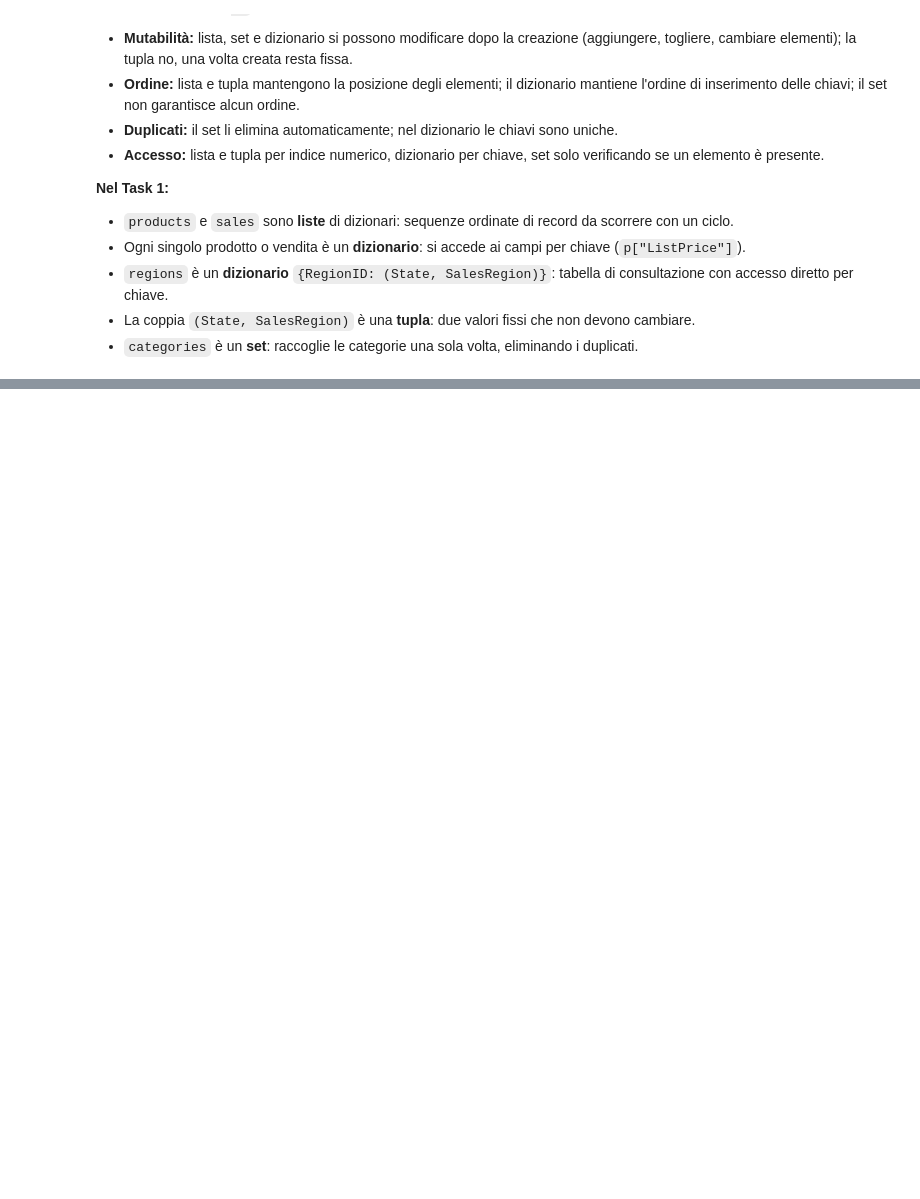
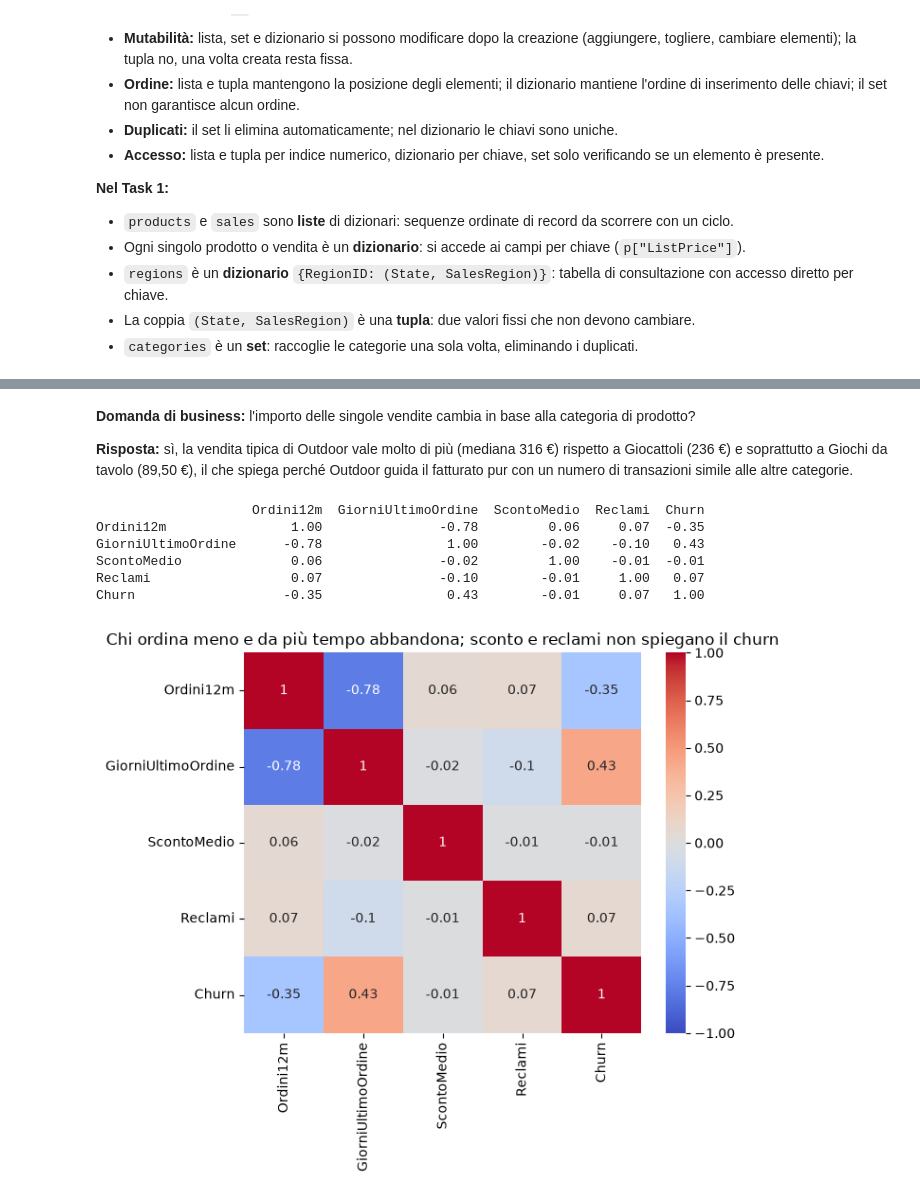
Before and after one commit to gfercioni/Giovanni_Fercioni_esercitazione_finale_M4, a Jupyter notebook: main.ipynb, the cells around one changed output, grey strips where cells are left out. Drawn from its saved outputs; the diff is of its cells as text; code cells hidden in the pictures; blank space fills up the shorter version.

```diff
--- a/main.ipynb
+++ b/main.ipynb
@@ -220,0 +1100,32 @@ Fatturato cumulato: 10164.8
+# %% [markdown]
+**Domanda di business:** l'importo delle singole vendite cambia in base alla categoria di prodotto?
+
+
+**Risposta:** sì, la vendita tipica di Outdoor vale molto di più (mediana 316 €) rispetto a Giocattoli (236 €) e soprattutto a Giochi da tavolo (89,50 €), il che spiega perché Outdoor guida il fatturato pur con un numero di transazioni simile alle altre categorie.
+# %%
+# Es 4 punto 2b
+
+# variabili numeriche, esclusi gli identificativi
+reseller_vars = ["Ordini12m", "GiorniUltimoOrdine", "ScontoMedio", "Reclami", "Churn"]
+corr = resellers_df[reseller_vars].corr().round(2)
+print(corr)
+
+# variabile più correlata con il churn (in valore assoluto)
+churn_corr = corr["Churn"].drop("Churn")
+top_var = churn_corr.abs().idxmax()
+
+fig, ax = plt.subplots(figsize=(7, 6))
+sns.heatmap(corr, annot=True, cmap="coolwarm", vmin=-1, vmax=1, ax=ax)
+
+ax.set_title("Chi ordina meno e da più tempo abbandona; sconto e reclami non spiegano il churn")
+
+plt.tight_layout()
+plt.show()
+# %% [output]
+                    Ordini12m  GiorniUltimoOrdine  ScontoMedio  Reclami  Churn
+Ordini12m                1.00               -0.78         0.06     0.07  -0.35
+GiorniUltimoOrdine      -0.78                1.00        -0.02    -0.10   0.43
+ScontoMedio              0.06               -0.02         1.00    -0.01  -0.01
+Reclami                  0.07               -0.10        -0.01     1.00   0.07
+Churn                   -0.35                0.43        -0.01     0.07   1.00
+[figure, added]
```
Also changed, not shown: parts of 44 cells of this notebook.
